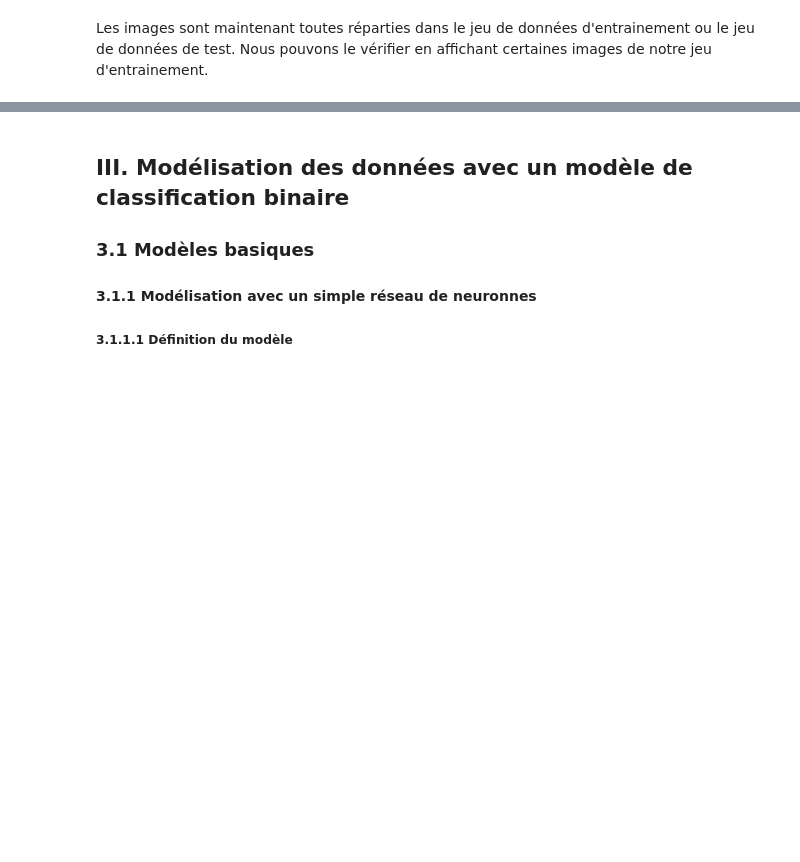
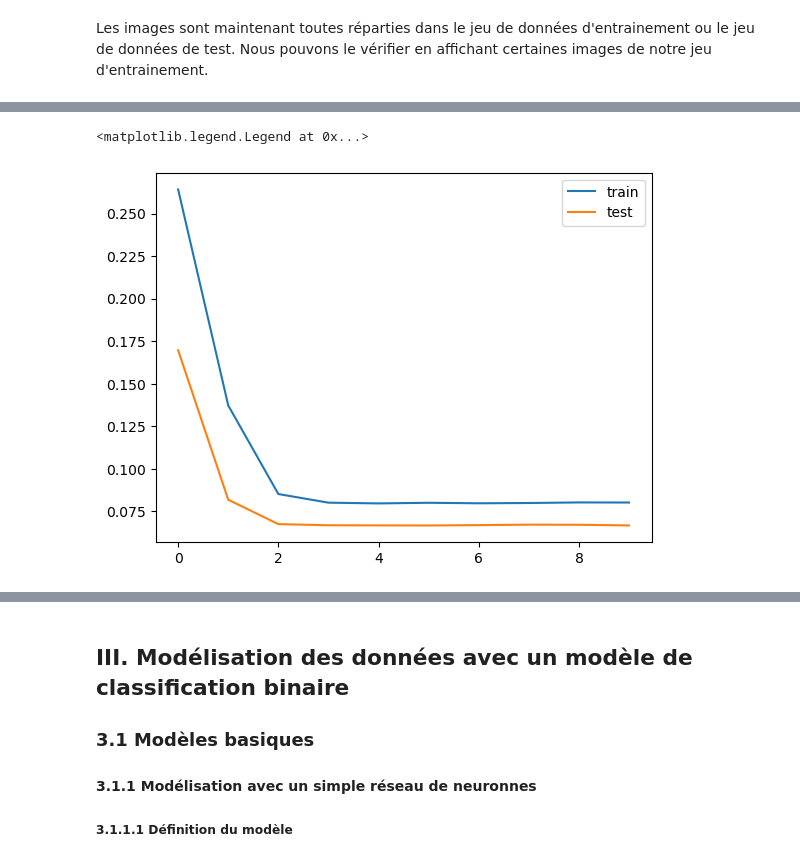
Before and after one commit to Xavier-Labarbe/leyenda, a Jupyter notebook: Projet/leyenda_l2.ipynb, the cells around one changed output, grey strips where cells are left out. Drawn from its saved outputs; the diff is of its cells as text; code cells hidden in the pictures; blank space fills up the shorter version.

Commit message:
basic autoencoder

```diff
--- a/Projet/leyenda_l2.ipynb
+++ b/Projet/leyenda_l2.ipynb
@@ -300,0 +261,4 @@ plt.legend()
+# %%
+#Combinaison des deux Architecture (Enc,Dec)
+outputs = decoder(encoder_outputs)
+autoencoder = keras.Model(encoder_inputs, outputs, name="autoencoder")
@@ -300,0 +295,23 @@ plt.legend()
+# %%
+# Compiler le modèle
+#autoencoder.add_loss(autoencoder_loss)
+autoencoder.compile(optimizer="adam", loss=tf.keras.losses.MeanSquaredError())
+#autoencoder.compile(optimizer="adam", loss='binary_crossentropy')
+# %%
+#noise_factor = 0.5
+#x_train_noisy = train_set + np.random.normal(size=train_set.shape) * noise_factor
+#x_test_noisy = test_set + np.random.normal(size=test_set.shape) * noise_factor
+#x_train_noisy = np.clip(x_train_noisy, 0., 1.)
+#x_test_noisy = np.clip(x_test_noisy, 0., 1.)
+
+# Exécution du modèle
+epochs = 10
+history = autoencoder.fit(
+    train_set,train_set, batch_size=1, validation_data=(test_set,test_set), epochs=epochs, shuffle=True,
+)
+
+# Visualisation des pertes d'apprentissage (Train) et de validation (Test)
+plt.plot(history.history['loss'], label='train')
+plt.plot(history.history['val_loss'], label='test')
+plt.legend()
+# %% [output]
@@ -300,0 +338,2 @@ plt.legend()
+<matplotlib.legend.Legend at 0x...>
+[figure, added]
```
Also changed, not shown: parts of 22 cells of this notebook, 3 other files.
